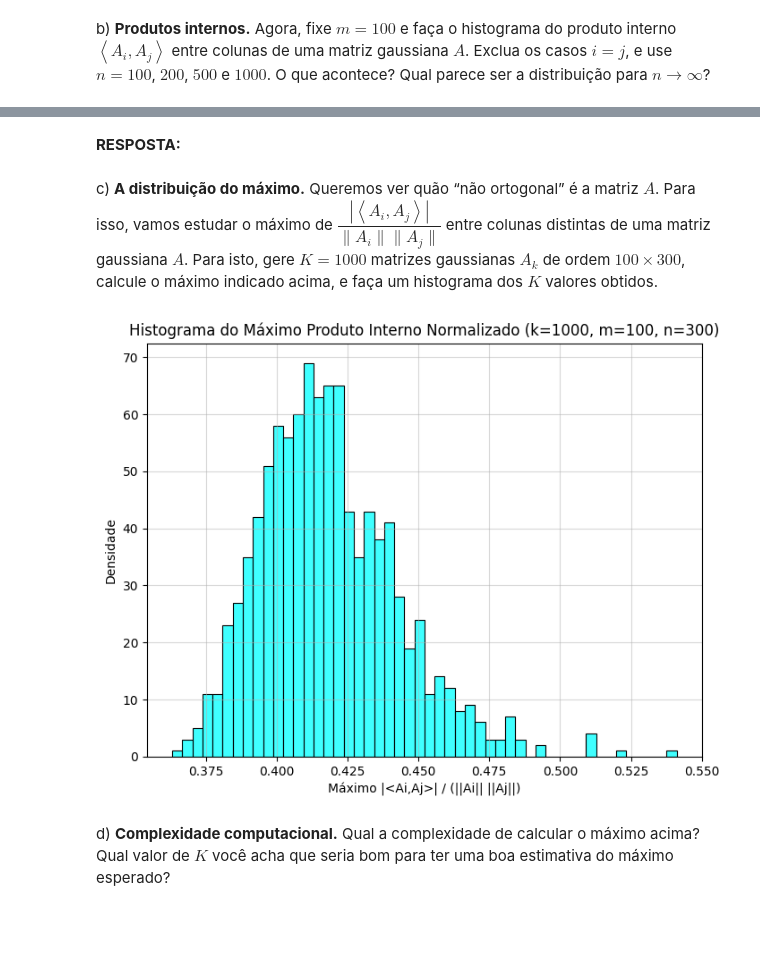
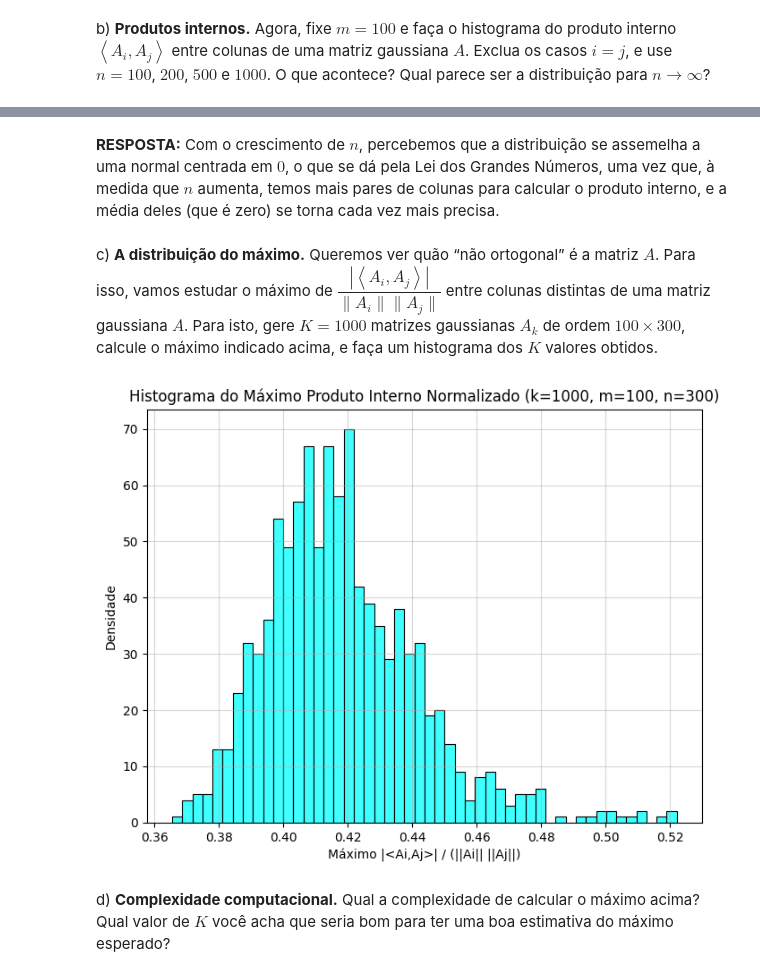
Before and after one commit to viniciodeusdara/FGV-ALN-Projeto-4, a Jupyter notebook: main.ipynb, the cells around one changed output, grey strips where cells are left out. Cells and saved outputs as stored; diff of their text form; code cells hidden in the pictures; blank space fills up the shorter version.

Commit message:
feat: adicionei códigos para itens D e E; vetorizei função do item C; respondi questões em textos curtos

```diff
--- a/main.ipynb
+++ b/main.ipynb
@@ -121,5 +121,5 @@ plot_inner_product_histogram()
 # %% [markdown]
-**RESPOSTA:**
+**RESPOSTA:** Com o crescimento de $n$, percebemos que a distribuição se assemelha a uma normal centrada em $0$, o que se dá pela Lei dos Grandes Números, uma vez que, à medida que $n$ aumenta, temos mais pares de colunas para calcular o produto interno, e a média deles (que é zero) se torna cada vez mais precisa.
 # %% [markdown]
 c) **A distribuição do máximo.** Queremos ver quão “não ortogonal” é a matriz $A$. Para isso, vamos estudar o máximo de $\dfrac{|\left<A_i, A_j \right>|}{\|A_i\|\|A_j\|}$ entre colunas distintas de uma matriz gaussiana $A$. Para isto, gere $K = 1000$ matrizes gaussianas $A_k$ de ordem $100 \times 300$, calcule o máximo indicado acima, e faça um histograma dos $K$ valores obtidos.
 # %%
@@ -135,50 +135,48 @@ def max_cosine(m=100, n=300) -> float:
         float: Maior valor  de cosseno encontrado
     """
     A = np.random.randn(m, n)
-    max_val = 0
 
-    for i in range(n):
-        for j in range(i + 1, n):
-            col_i = A[:, i]
-            col_j = A[:, j]
-            inner_product = np.dot(col_i, col_j)
-            norm_i = np.linalg.norm(col_i)
-            norm_j = np.linalg.norm(col_j)
+    # Cacular as normas e normas inversas das colunas de A
+    norms = np.linalg.norm(A, axis=0)
+    inv_norms = 1 / norms
 
-            if norm_i == 0 or norm_j == 0:
-                continue
+    # Produto interno como multiplicação de A^T por A
+    inner_products = A.T @ A
 
-            normalized_inner_product = abs(inner_product) / (norm_i * norm_j)
-            if normalized_inner_product > max_val:
-                max_val = normalized_inner_product
+    # Remover diagonal (i=j)
+    np.fill_diagonal(inner_products, 0)
 
-    return max_val
+    # Calcular cossenos
+    cosines = np.abs(inner_products * inv_norms * inv_norms[:, np.newaxis])
+
+    # Retornar cosseno máximo
+    return np.max(cosines)
 
 def plot_cosines(k=1000, m=100, n=300):
     """Gera K matrizes gaussianas, calcula o máximo de |<Ai,Aj>| / (||Ai|| ||Aj||)
     para cada uma, e plota um histograma dos K valores obtidos.
 
     Args:
         k (int, optional): Número de matrizes gaussianas. Defaults to 1000.
         m (int, optional): Número de linhas das matrizes. Defaults to 100.
         n (int, optional): Número de colunas das matrizes. Defaults to 300.
     """
 
     max_values = []
     for _ in range(k):
         max_values.append(max_cosine(m, n))
 
     plt.figure(figsize=(8, 6))
     sns.histplot(max_values, bins=50, color='aqua')
     plt.title(f'Histograma do Máximo Produto Interno Normalizado (k={k}, m={m}, n={n})')
     plt.xlabel('Máximo |<Ai,Aj>| / (||Ai|| ||Aj||)')
     plt.ylabel('Densidade')
     plt.grid(alpha=0.5)
     plt.show()
 
 plot_cosines()
 # %% [output]
-[figure, old version]
+[figure, new version]
 # %% [markdown]
 d) **Complexidade computacional.** Qual a complexidade de calcular o máximo acima? Qual valor de $K$ você acha que seria bom para ter uma boa estimativa do máximo esperado?
 # %%
```
Also changed, not shown: parts of 8 cells of this notebook.
